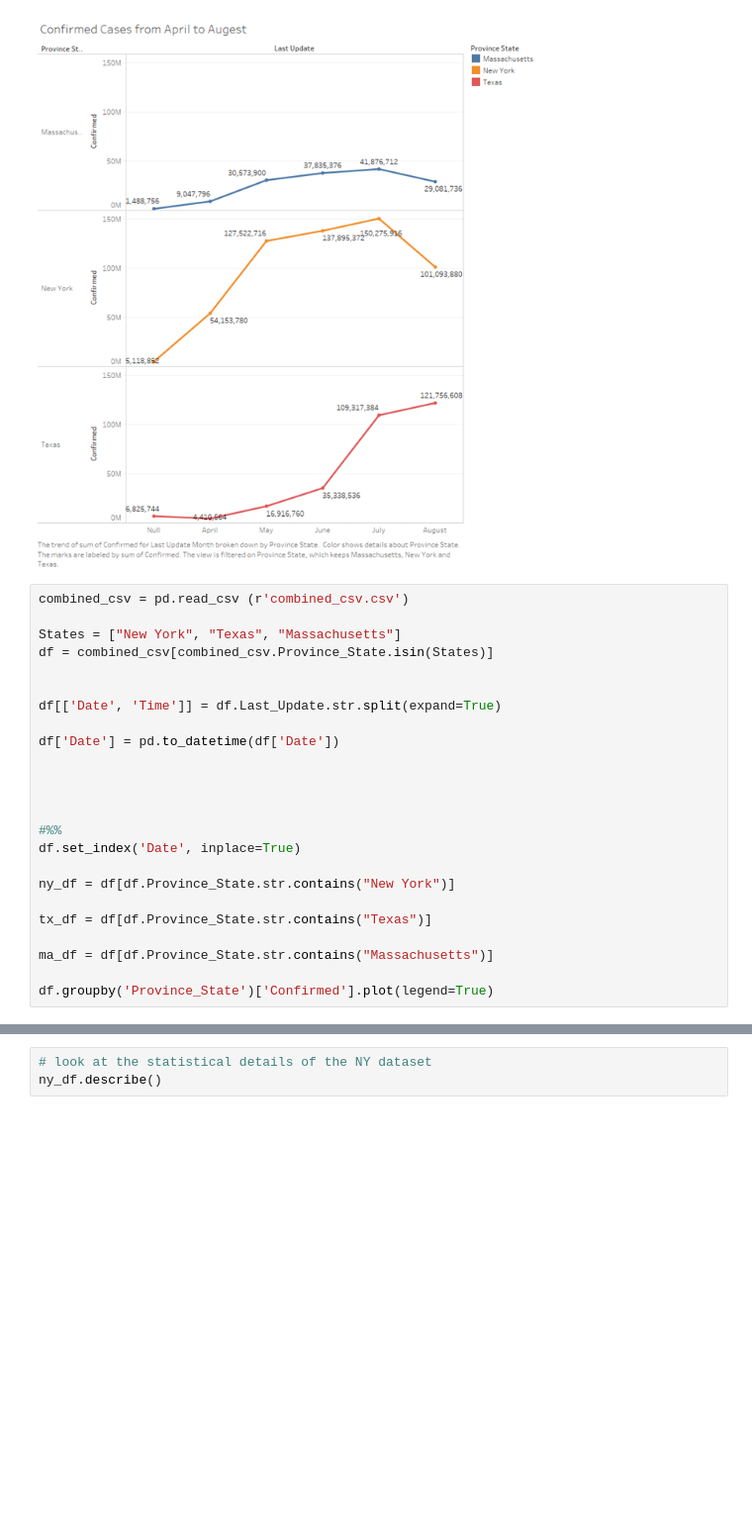
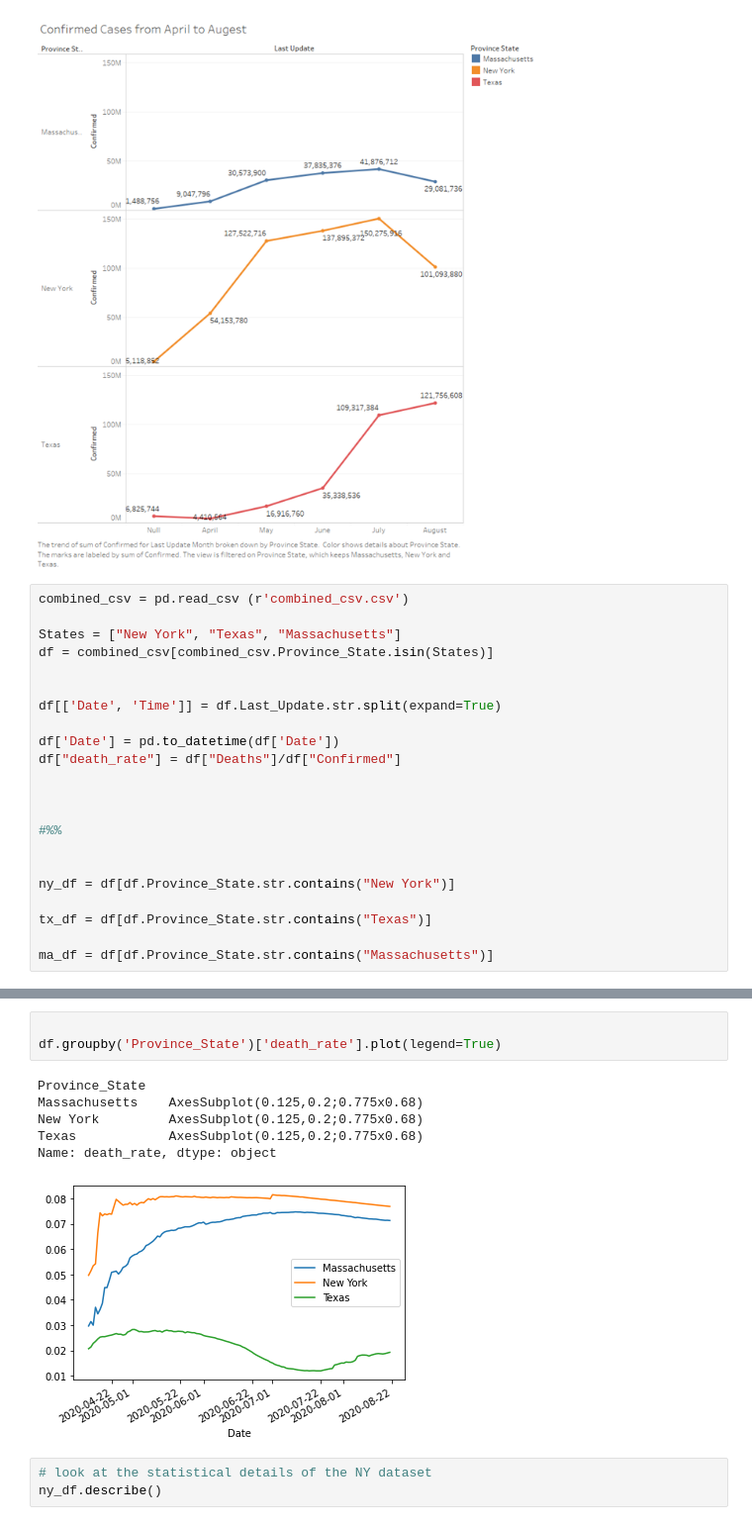
Before and after one commit to corey-brennan/corona-analysis, a Jupyter notebook: COVID Project.ipynb, the cells around one changed output, grey strips where cells are left out. Shown: that part at 99% size. Cells and saved outputs as stored; diff of their text form; blank space fills up the shorter version.

Commit message:
Added death_rate graph

```diff
--- a/COVID Project.ipynb
+++ b/COVID Project.ipynb
@@ -57,20 +57,18 @@ df = combined_csv[combined_csv.Province_State.isin(States)]
 df[['Date', 'Time']] = df.Last_Update.str.split(expand=True)
 
 df['Date'] = pd.to_datetime(df['Date'])
-
+df["death_rate"] = df["Deaths"]/df["Confirmed"]
 
 
 
 #%%
-df.set_index('Date', inplace=True)
+
 
 ny_df = df[df.Province_State.str.contains("New York")]
 
 tx_df = df[df.Province_State.str.contains("Texas")]
 
 ma_df = df[df.Province_State.str.contains("Massachusetts")]
-
-df.groupby('Province_State')['Confirmed'].plot(legend=True)
 # %% [output]
 A value is trying to be set on a copy of a slice from a DataFrame.
 Try using .loc[row_indexer,col_indexer] = value instead
@@ -91,3 +93,13 @@ Name: Confirmed, dtype: object
+# %%
+
+df.groupby('Province_State')['death_rate'].plot(legend=True)
+# %% [output]
+Province_State
+Massachusetts    AxesSubplot(0.125,0.2;0.775x0.68)
+New York         AxesSubplot(0.125,0.2;0.775x0.68)
+Texas            AxesSubplot(0.125,0.2;0.775x0.68)
+Name: death_rate, dtype: object
+[figure, added]
 # %%
 # look at the statistical details of the NY dataset
 ny_df.describe()
```
Also changed, not shown: parts of 4 cells of this notebook.
